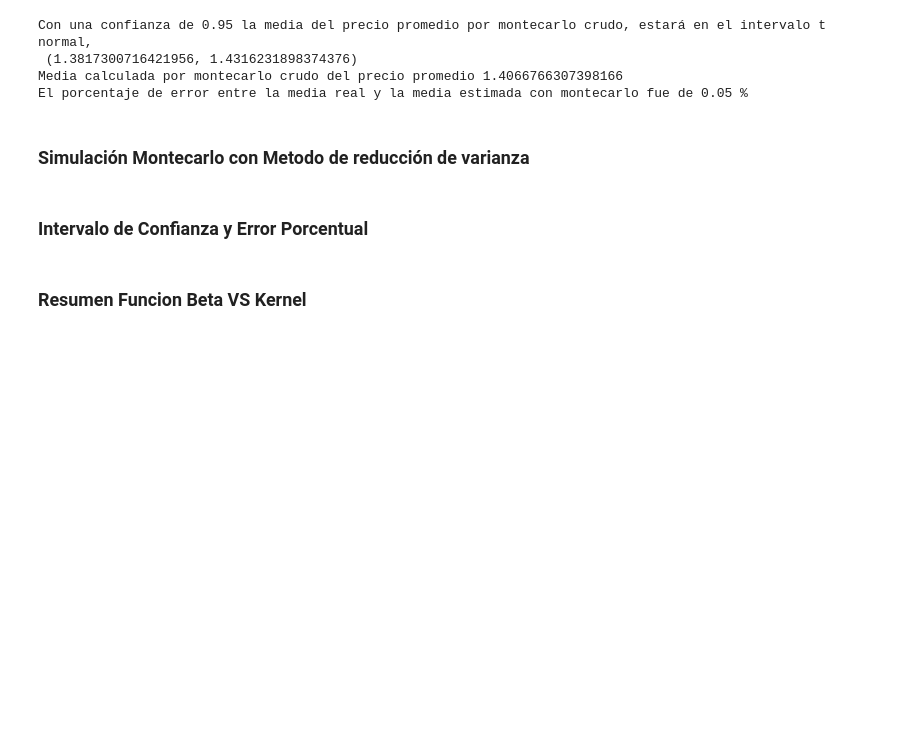
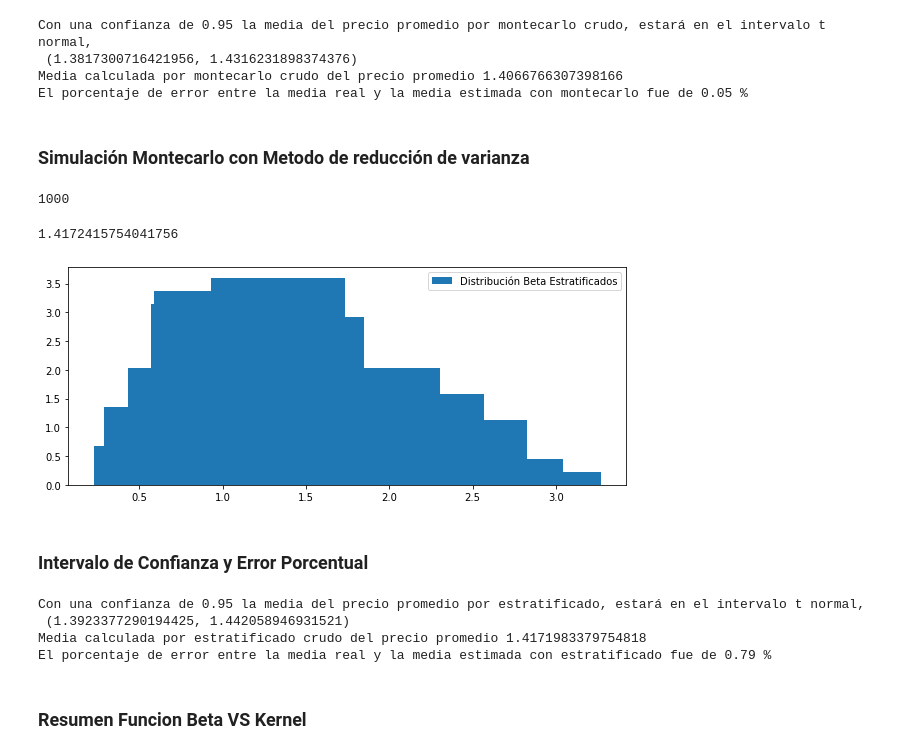
Before and after one commit to ACristinaVV/Proyecto_Avocado, a Jupyter notebook: Proyecto_Nodo1y2.ipynb, the cells around one changed output. Cells and saved outputs as stored; diff of their text form; code cells hidden in the pictures; blank space fills up the shorter version.

Commit message:
NODO 2. Estratificado

```diff
--- a/Proyecto_Nodo1y2.ipynb
+++ b/Proyecto_Nodo1y2.ipynb
@@ -677,5 +669,78 @@ El porcentaje de error entre la media real y la media estimada con montecarlo fu
+# %%
+def muestreo_est(B: 'Número de estratos'):
+    u= np.random.uniform(B)
+    i=np.arange(0,B)
+    v = (u+i)/B
+    return v
+
+
+def Gen_distr_discreta_(p_acum: 'P.Acumulada de la distribución a generar',
+                       indices: 'valores reales a generar aleatoriamente',
+                       N: 'cantidad de números aleatorios a generar'):
+
+    U =np.random.rand(N)
+    # Diccionario de valores aleatorios
+    rand2reales = {i: idx for i, idx in enumerate(indices)}
+
+    # Series de los valores aletorios
+    y = pd.Series([sum([1 for p in p_acum if p < ui]) for ui in U]).map(rand2reales)
+
+    return y
+
+def plot_histogram_discrete(distribucion:'señal de varibles aleatorias de un distribución DISCRETA dada',
+                            label:'label del legend a aparecer en el gráfica',
+                            densidad:'por defecto regresa el histograma en densidad'=True):
+    # len(set(distribucion)) cuenta la cantidad de elementos distintos de la variable 'distribucion'
+    plt.figure(figsize=[10,4])
+    y, x = np.histogram(distribucion, bins=len(set(distribucion)), density=densidad)
+    plt.bar(x[1:], y, label=label)
+    plt.legend()
+    plt.show()
+# %%
+acumulada = st.beta.cdf(samp,*params)
+len(acumulada)
+# %% [output]
+1000
+# %%
+np.random.seed(123)
+#Estratificado
+N = 1000
+u = muestreo_est(N)
+funcion2 = lambda u: Gen_distr_discreta_(acumulada,samp,1000)
+media2 = np.mean(funcion2(u))
+media2
+# %% [output]
+1.4172415754041756
+# %%
+# Histograma
+plot_histogram_discrete(funcion2(u), label ='Distribución Beta Estratificados')
+# %% [output]
+[figure, added]
 # %% [markdown]
 ### Intervalo de Confianza y Error Porcentual
+# %%
+np.random.seed(123)
+
+# Nivel de confianza
+confianza = 0.95
+X = funcion2(u)
+
+i1 = st.norm.interval(confianza, loc=np.mean(X), scale=st.sem(X))
+
+media_prices = np.mean(X)
+
+
+print('Con una confianza de %2.2f la media del precio promedio por estratificado, estará en el intervalo t normal,\n %s' %(confianza,i1))
+print('Media calculada por estratificado crudo del precio promedio' ,media_prices)
+
+error_positivos = abs(np.array(data['AveragePrice'].mean() - media_prices)/media_prices)
+porcentaje = error_positivos*100
+print('El porcentaje de error entre la media real y la media estimada con estratificado fue de', round(porcentaje,2),'%')
+# %% [output]
+Con una confianza de 0.95 la media del precio promedio por estratificado, estará en el intervalo t normal,
+ (1.3923377290194425, 1.442058946931521)
+Media calculada por estratificado crudo del precio promedio 1.4171983379754818
+El porcentaje de error entre la media real y la media estimada con estratificado fue de 0.79 %
 # %% [markdown]
 ### Resumen Funcion Beta VS Kernel
 # %% [markdown]
```
Also changed, not shown: parts of 5 cells of this notebook.
